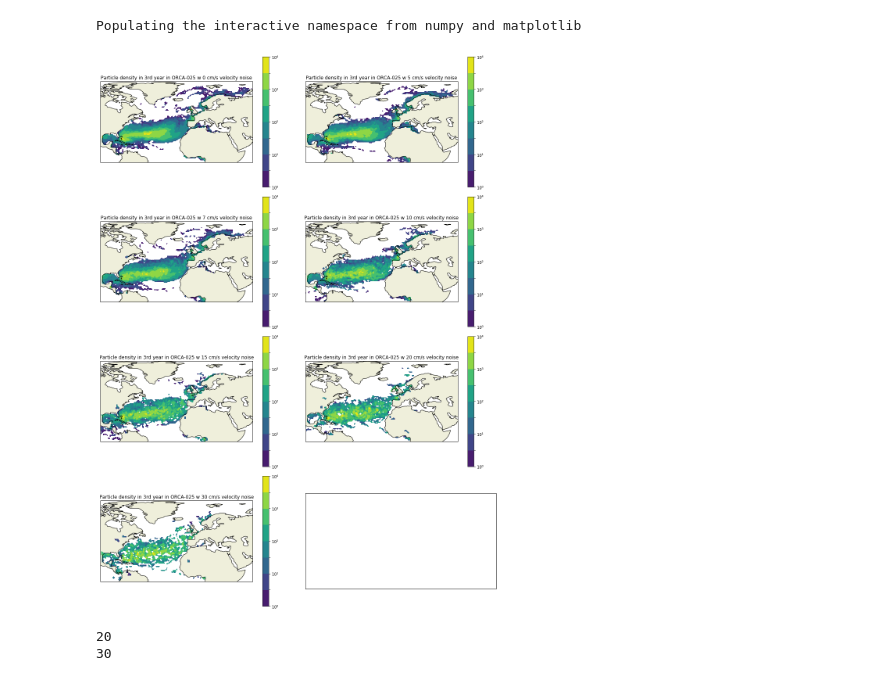
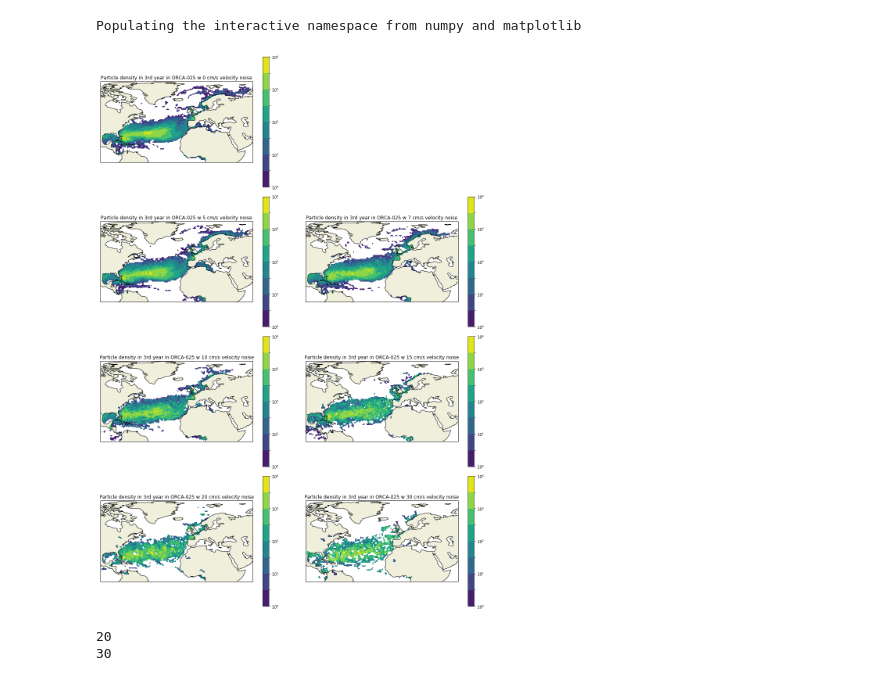
Before and after one commit to OceanParcels/SKIM_velocitynoise_floatinglitter, a Jupyter notebook: SKIM_velocitynoise_plasticaccumulation_plotting.ipynb, the cells around one changed output. Saved outputs shown, nothing was run; the diff lists cells and outputs as text; code cells hidden in the pictures.

Commit message:
Removing upper_right panel from histogram.pdf

```diff
--- a/SKIM_velocitynoise_plasticaccumulation_plotting.ipynb
+++ b/SKIM_velocitynoise_plasticaccumulation_plotting.ipynb
@@ -35,35 +35,37 @@ pylab.rcParams['figure.figsize'] = (15, 20)
 
 projection = cartopy.crs.PlateCarree()
 fig, ax = plt.subplots(4, 2, subplot_kw={'projection': projection})
 if len(D) == 1:
     ax = [ax]
+ax[0, 1].set_visible(False)
 
 for i, rmsd in enumerate(rmsdvels):
-    ai = (i/2, i%2)
+    ii = i +1 if i > 0 else i
+    ai = (ii/2, ii%2)
     T = D[rmsd]
     ax[ai].coastlines()
     ax[ai].add_feature(cartopy.feature.LAND)
 
     bins = [np.arange(260, 420, 1), np.arange(0, 85, 1)]
     lons = T['lon'][:, -73:-1]
     lats = T['lat'][:, -73:-1]
     D[rmsd]['H'], xe, ye = np.histogram2d(lons[~np.isnan(lons)], lats[~np.isnan(lats)], bins=bins)
     xb = (xe[1:] + xe[:-1])/2
     yb = (ye[1:] + ye[:-1])/2
 
     levels = [10**x for x in np.arange(0, 4.5, 0.5)]
     co = ax[ai].contourf(xb, yb, D[rmsd]['H'].T, levels=levels, transform=cartopy.crs.PlateCarree(), norm=colors.LogNorm())
     ax[ai].set_extent([bins[0][0], bins[0][-1], bins[1][0], bins[1][-1]], crs=cartopy.crs.PlateCarree())
     ax[ai].set_title('Particle density in 3rd year in ORCA-025 w %d cm/s velocity noise' % rmsd)
     fig.colorbar(co, ax=ax[ai])
 
 # cbaxes = fig.add_axes([0.1, 0.05, 0.8, 0.03])
 # cb = plt.colorbar(co, orientation="horizontal", cax = cbaxes)
 
 plt.tight_layout()
 savefig('histogram.pdf')
 # %% [output]
-[figure, old version]
+[figure, new version]
 # %%
 pylab.rcParams['figure.figsize'] = (10, 7)
 projection = cartopy.crs.PlateCarree()
```
Also changed, not shown: parts of 1 cell of this notebook.
